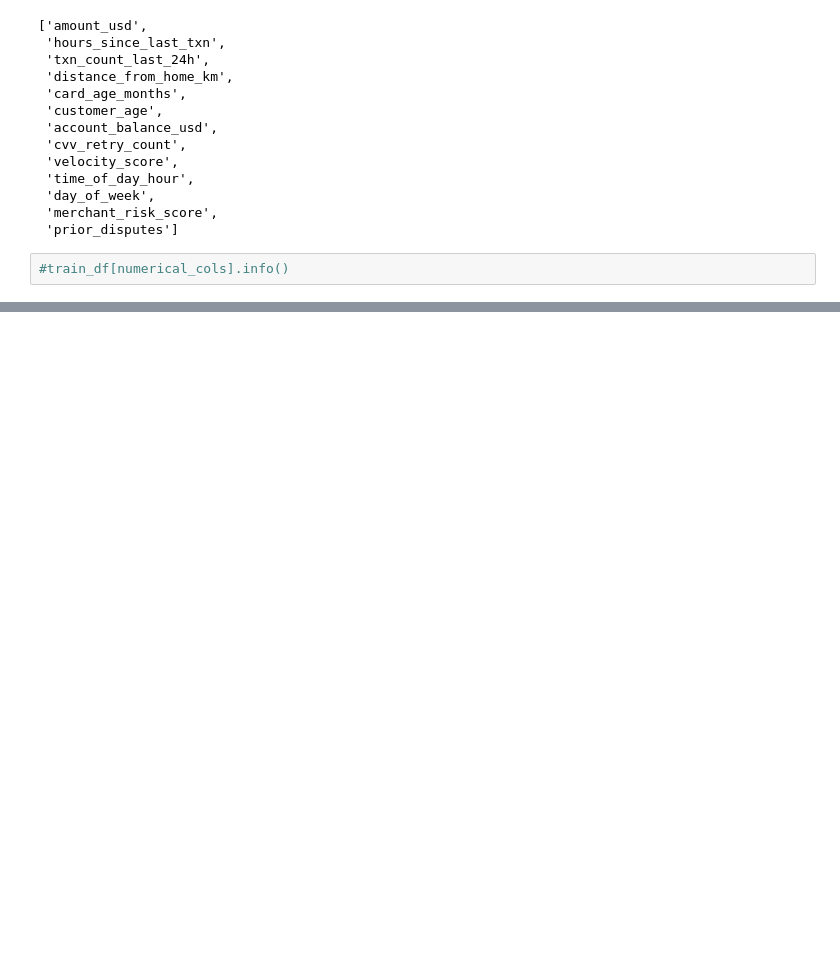
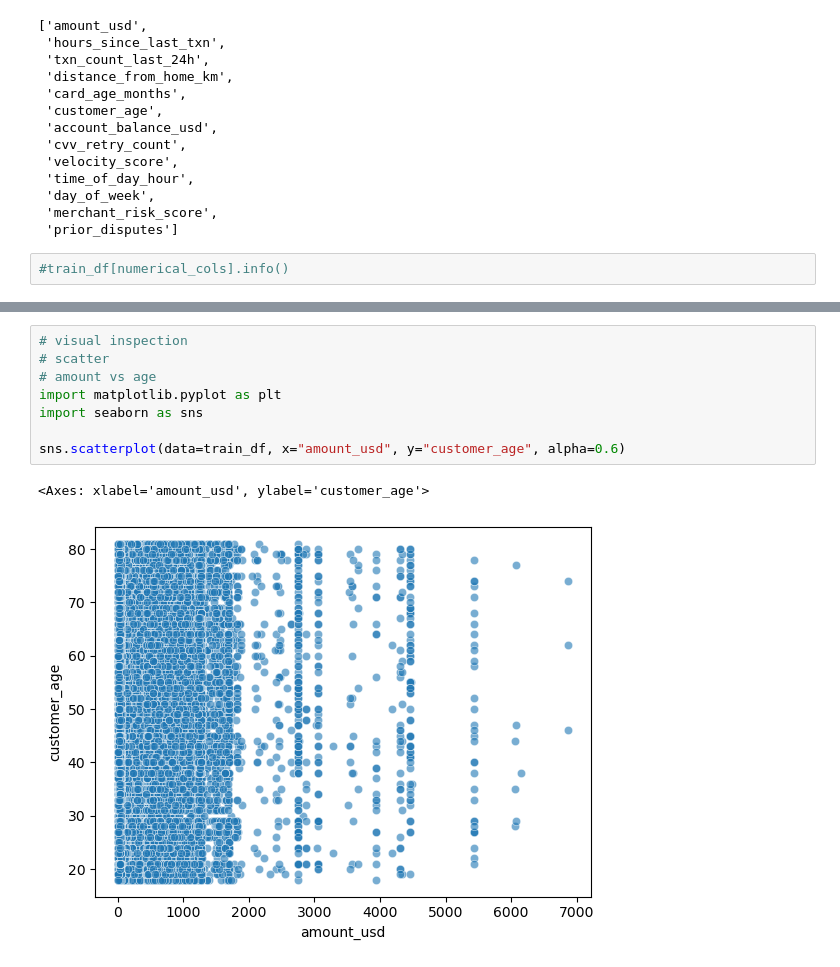
Before and after one commit to ShankTesla/Credit-Card-Fraud-Detection, a Jupyter notebook: notebooks/1.2.-data-cleaning.ipynb, the cells around one changed output, grey strips where cells are left out. Drawn from its saved outputs; the diff is of its cells as text; blank space fills up the shorter version.

Commit message:
add data cleaning notebook

```diff
--- a/notebooks/1.2.-data-cleaning.ipynb
+++ b/notebooks/1.2.-data-cleaning.ipynb
@@ -123,0 +190,11 @@ Name: amount_usd, Length: 699960, dtype: float64
+# %%
+# visual inspection
+# scatter
+# amount vs age
+import matplotlib.pyplot as plt
+import seaborn as sns
+
+sns.scatterplot(data=train_df, x="amount_usd", y="customer_age", alpha=0.6)
+# %% [output]
+<Axes: xlabel='amount_usd', ylabel='customer_age'>
+[figure, added]
```
Also changed, not shown: parts of 16 cells of this notebook.
